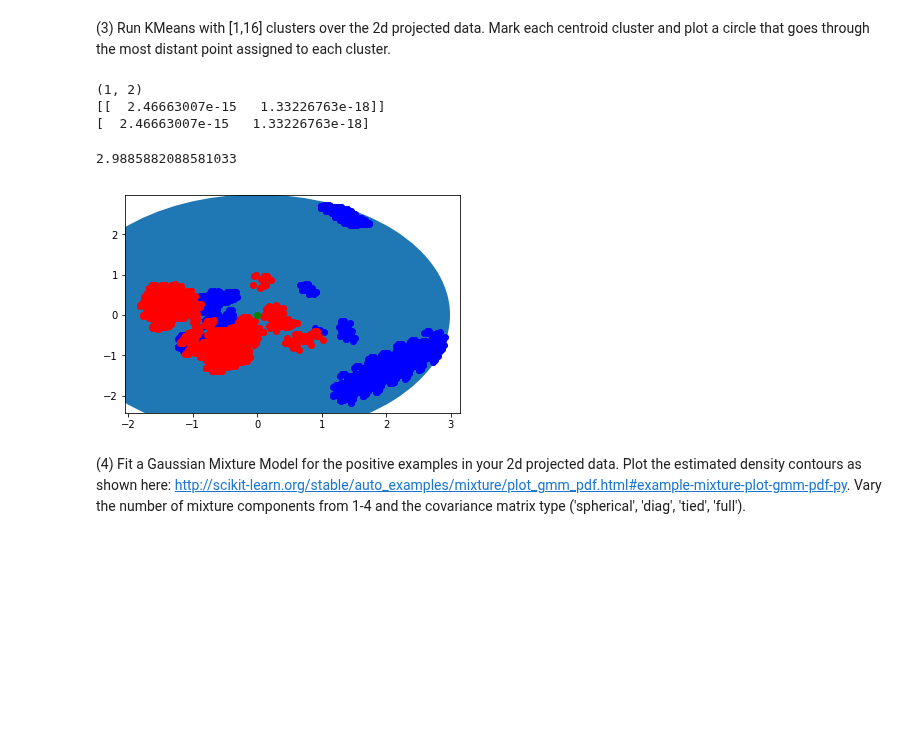
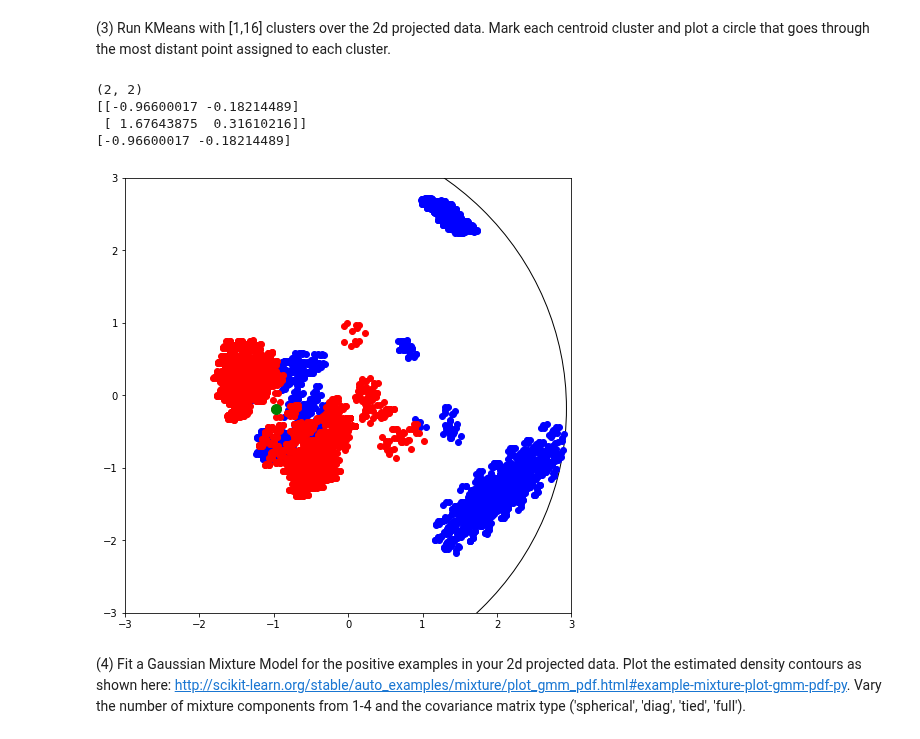
Before and after one commit to dan55/machine_learning, a Jupyter notebook: daniel_elkin_p3.ipynb, the cells around one changed output. Cells and saved outputs as stored; diff of their text form; code cells hidden in the pictures; blank space fills up the shorter version.

Commit message:
refactor a bit and try plotting multiple clusters

```diff
--- a/daniel_elkin_p3.ipynb
+++ b/daniel_elkin_p3.ipynb
@@ -147,32 +147,47 @@ projected_data = plt.plot(poison[:, 0], poison[:, 1], 'bo', nonpoison[:, 0], non
 # %%
 #def P3():
 ### STUDENT START ###
-N=1
-km = KMeans (n_clusters=N, init='k-means++')
-clusters = km.fit(reduced_data)
-print clusters.cluster_centers_.shape
-print clusters.cluster_centers_
 
-# copy-pasta
-plt.plot(poison[:, 0], poison[:, 1], 'bo', nonpoison[:, 0], nonpoison[:, 1], 'ro',)
-center = clusters.cluster_centers_[0]
-print center
-plt.plot(center[0], center[1], 'go')
+def k_means_cluster(num_clusters):
+    # get the clusters
+    km = KMeans(n_clusters=num_clusters, init='k-means++')
+    clusters = km.fit(reduced_data)
+    print clusters.cluster_centers_.shape
+    print clusters.cluster_centers_
 
-circle = plt.Circle(center, 2.988588)
-fig = plt.gcf()
-ax = fig.gca()
-ax.add_artist(circle)
-metrics.pairwise_distances(clusters.cluster_centers_, reduced_data).max()
+    # set the figure size and axes values appropriately
+    plt.figure(figsize =(8, 8))
+    plt.axis([-3, 3, -3, 3])
+
+    # copy-pasta - plotting all the data
+    plt.plot(poison[:, 0], poison[:, 1], 'bo', nonpoison[:, 0], nonpoison[:, 1], 'ro',)
+
+    # plot the centers of the clusters
+    centers = [cc for cc in clusters.cluster_centers_]
+    center = clusters.cluster_centers_[0]
+    print center
+    plt.plot(center[0], center[1], 'go', markersize=10)
+
+    # plot a circle around the center with a radius
+    # that equals the distance to the farthest point
+    # from the center in the cluster
+    radius = metrics.pairwise_distances(clusters.cluster_centers_, reduced_data).max()
+    circle = plt.Circle(center, radius, fill=False)
+    fig = plt.gcf()
+    ax = fig.gca()
+    ax.add_artist(circle)
+
+
+k_means_cluster(2)
 ### STUDENT END ###
 
 #P3()
 # %% [output]
-(1, 2)
-[[  2.46663007e-15   1.33226763e-18]]
-[  2.46663007e-15   1.33226763e-18]
+(2, 2)
+[[-0.96600017 -0.18214489]
+ [ 1.67643875  0.31610216]]
+[-0.96600017 -0.18214489]
-2.9885882088581033
-[figure, old version]
+[figure, new version]
 # %% [markdown]
 (4) Fit a Gaussian Mixture Model for the positive examples in your 2d projected data. Plot the estimated density contours as shown here: http://scikit-learn.org/stable/auto_examples/mixture/plot_gmm_pdf.html#example-mixture-plot-gmm-pdf-py. Vary the number of mixture components from 1-4 and the covariance matrix type ('spherical', 'diag', 'tied', 'full').
 # %%
```
